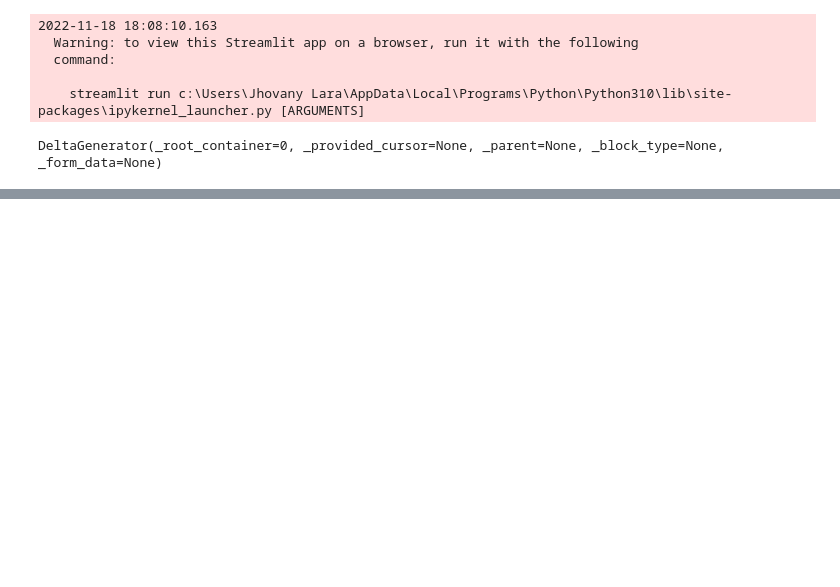
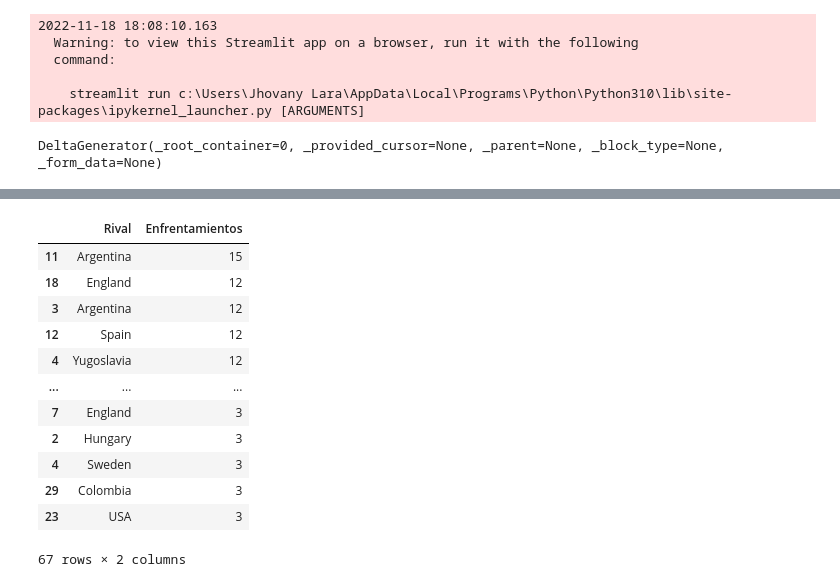
Before and after one commit to Jhovanylara/FIFA-WorldCup2022, a Jupyter notebook: FIFA.ipynb, the cells around one changed output, grey strips where cells are left out. Drawn from its saved outputs; the diff is of its cells as text; code cells hidden in the pictures; blank space fills up the shorter version.

```diff
--- a/FIFA.ipynb
+++ b/FIFA.ipynb
@@ -219,0 +227,18 @@ Ha ganado como visitante 44 partidos, ha perdido 22 y ha empatado 15 partidos. C
+# %%
+Rivales.groupby(['Rival']).sum()
+Rivales=Rivales.sort_values(["Enfrentamientos"], ascending=False)
+Rivales
+# %% [output]
+|  | Rival | Enfrentamientos |
+| 11 | Argentina | 15 |
+| 18 | England | 12 |
+| 3 | Argentina | 12 |
+| 12 | Spain | 12 |
+| 4 | Yugoslavia | 12 |
+| ... | ... | ... |
+| 7 | England | 3 |
+| 2 | Hungary | 3 |
+| 4 | Sweden | 3 |
+| 29 | Colombia | 3 |
+| 23 | USA | 3 |
+67 rows × 2 columns
```
Also changed, not shown: parts of 13 cells of this notebook, 5 other files.
